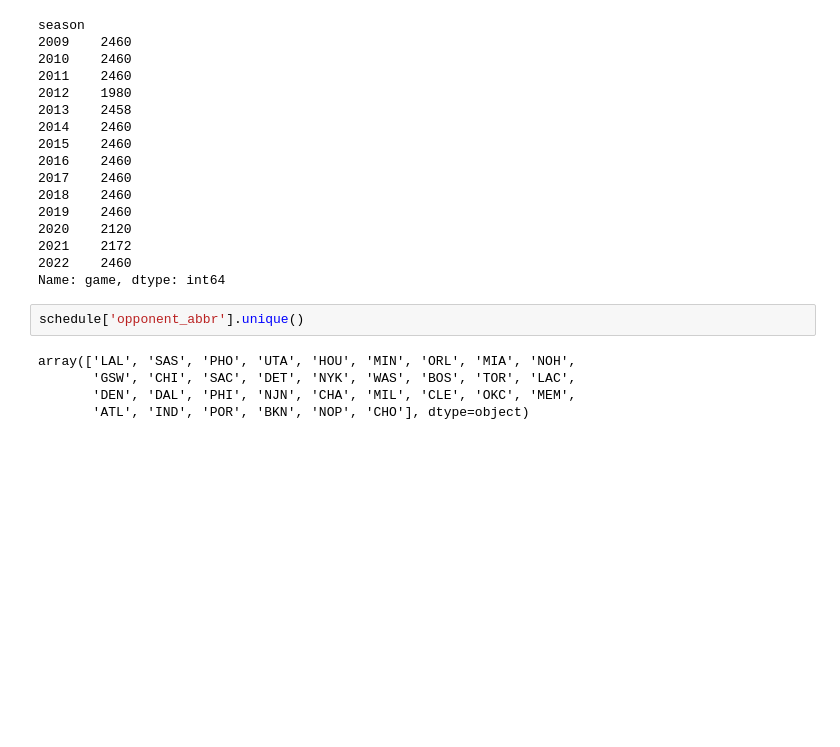
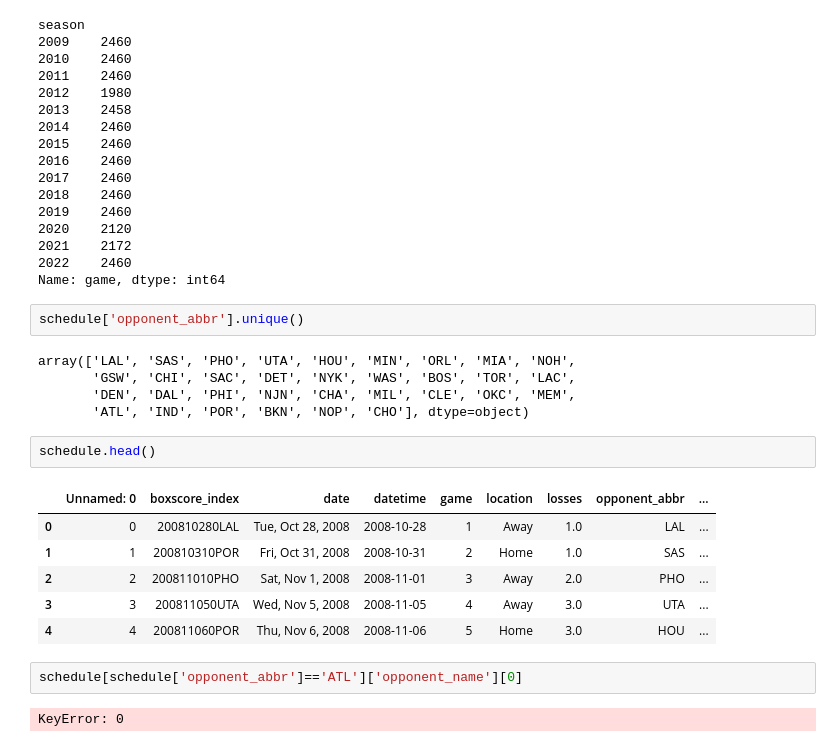
Before and after one commit to MawadaMF/DSO545, a Jupyter notebook: data_scraping/data_scraper.ipynb, the cells around one changed output. Drawn from its saved outputs; the diff is of its cells as text; blank space fills up the shorter version.

```diff
--- a/data_scraping/data_scraper.ipynb
+++ b/data_scraping/data_scraper.ipynb
@@ -349,3 +349,16 @@ array(['LAL', 'SAS', 'PHO', 'UTA', 'HOU', 'MIN', 'ORL', 'MIA', 'NOH',
        'GSW', 'CHI', 'SAC', 'DET', 'NYK', 'WAS', 'BOS', 'TOR', 'LAC',
        'DEN', 'DAL', 'PHI', 'NJN', 'CHA', 'MIL', 'CLE', 'OKC', 'MEM',
        'ATL', 'IND', 'POR', 'BKN', 'NOP', 'CHO'], dtype=object)
+# %%
+schedule.head()
+# %% [output]
+|  | Unnamed: 0 | boxscore_index | date | datetime | game | location | losses | opponent_abbr | ... |
+| 0 | 0 | 200810280LAL | Tue, Oct 28, 2008 | 2008-10-28 | 1 | Away | 1.0 | LAL | ... |
+| 1 | 1 | 200810310POR | Fri, Oct 31, 2008 | 2008-10-31 | 2 | Home | 1.0 | SAS | ... |
+| 2 | 2 | 200811010PHO | Sat, Nov 1, 2008 | 2008-11-01 | 3 | Away | 2.0 | PHO | ... |
+| 3 | 3 | 200811050UTA | Wed, Nov 5, 2008 | 2008-11-05 | 4 | Away | 3.0 | UTA | ... |
+| 4 | 4 | 200811060POR | Thu, Nov 6, 2008 | 2008-11-06 | 5 | Home | 3.0 | HOU | ... |
+# %%
+schedule[schedule['opponent_abbr']=='ATL']['opponent_name'][0]
+# %% [output]
+KeyError: 0
```
Also changed, not shown: 1 other file.
